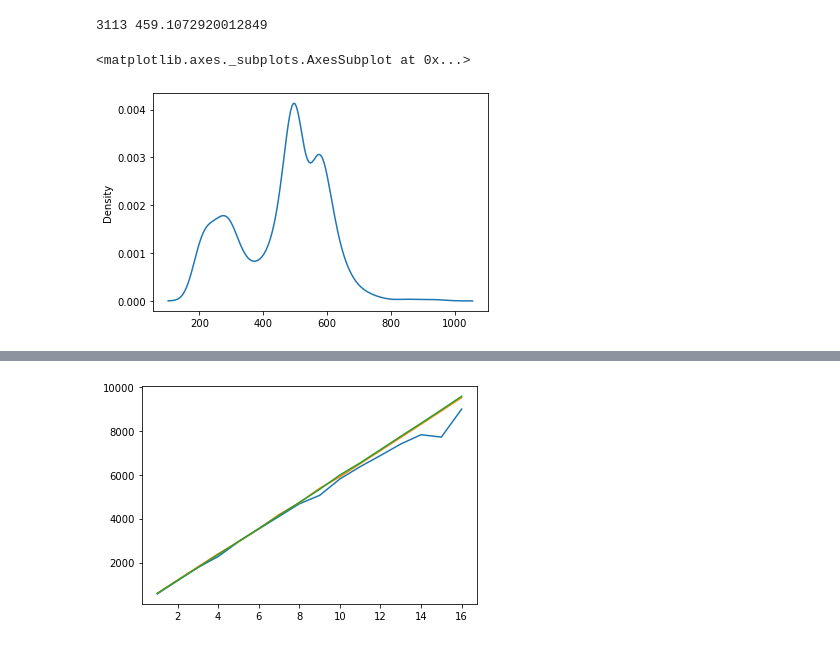
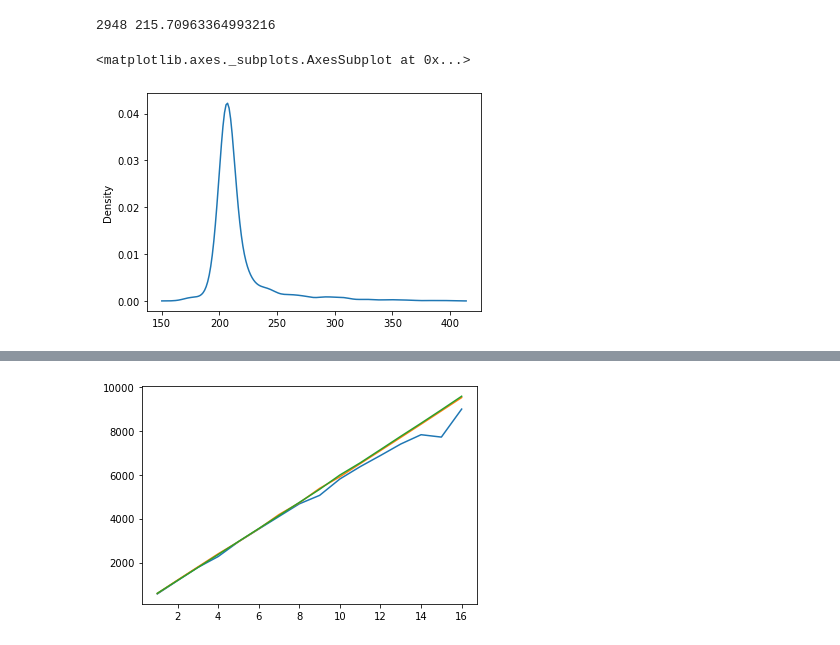
Before and after one commit to jkxjkx1031/ROS2-benchmark, a Jupyter notebook: experiments/stats/stats.ipynb, the cells around one changed output, grey strips where cells are left out. Drawn from its saved outputs; the diff is of its cells as text; code cells hidden in the pictures.

Commit message:
plot pub/sub latency

```diff
--- a/experiments/stats/stats.ipynb
+++ b/experiments/stats/stats.ipynb
@@ -1,21 +1,15 @@
 # %%
 import numpy as np
 import pandas as pd
 import matplotlib.pyplot as plt
 import seaborn as sns
 
-pub = pd.read_csv('../topic_test/pub.log', sep=' ', index_col=0, names=['timestamp'])
-sub = pd.read_csv('../topic_test/sub.log', sep=' ', index_col=0, names=['timestamp'])
-
-latency = []
-for i, r in sub.iterrows():
-    latency.append(sub.loc[i,'timestamp'] - pub.loc[i,'timestamp'])
-latency = np.array(latency)
-latency = np.extract(latency<1000, latency)
+latency = np.loadtxt('../topic_test/latency_dist.txt')
+latency = np.extract(latency<400, latency)
 
 print(latency.shape[0], np.average(latency))
 sns.distplot(latency, hist=False)
 # %% [output]
-3113 459.1072920012849
+2948 215.70963364993216
 <matplotlib.axes._subplots.AxesSubplot at 0x...>
-[figure, old version]
+[figure, new version]
```
Also changed, not shown: parts of 2 cells of this notebook, 11 other files.
